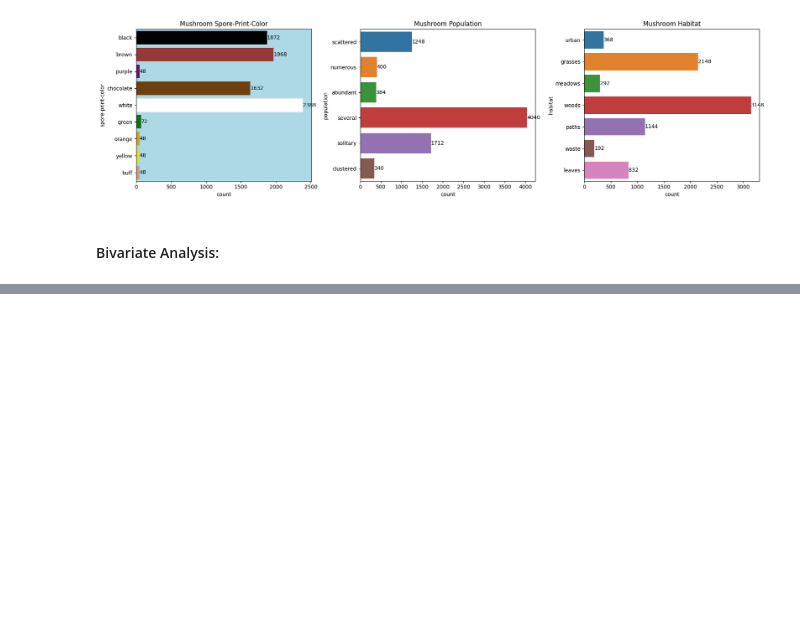
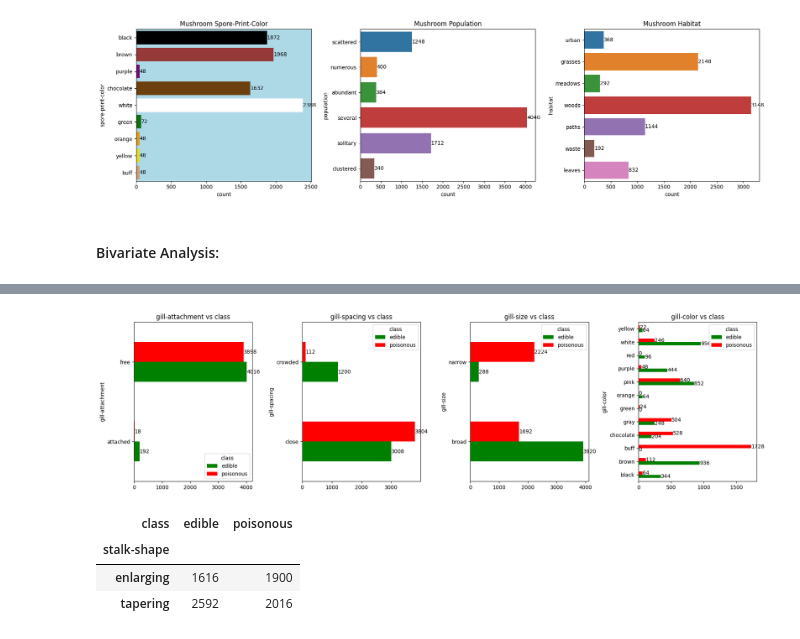
Before and after one commit to Akshay-Paunikar/iNeuron_Mushroom_Classification, a Jupyter notebook: mushroom/notebook/mushroom_EDA.ipynb, the cells around one changed output, grey strips where cells are left out. Cells and saved outputs as stored; diff of their text form; code cells hidden in the pictures; blank space fills up the shorter version.

```diff
--- a/mushroom/notebook/mushroom_EDA.ipynb
+++ b/mushroom/notebook/mushroom_EDA.ipynb
@@ -629,0 +760,5 @@ plt.show()
+# %%
+# gill-attachment vs class
+GillAttachmentClass = mushroom.groupby(['class','gill-attachment']).size().reset_index().pivot(
+    columns='class',index='gill-attachment',values=0).rename(columns={0:"counts"})
+GillAttachmentClass
@@ -629,0 +770,5 @@ plt.show()
+# %%
+# gill-spacing vs class
+GillSpacingClass = mushroom.groupby(['class','gill-spacing']).size().reset_index().pivot(
+    columns='class',index='gill-spacing',values=0).rename(columns={0:"counts"})
+GillSpacingClass
@@ -629,0 +780,5 @@ plt.show()
+# %%
+# gill-size vs class
+GillSizeClass = mushroom.groupby(['class','gill-size']).size().reset_index().pivot(
+    columns='class',index='gill-size',values=0).rename(columns={0:"counts"})
+GillSizeClass
@@ -629,0 +790,5 @@ plt.show()
+# %%
+# gill-color vs class
+GillColorClass = mushroom.groupby(['class','gill-color']).size().reset_index().pivot(
+    columns='class',index='gill-color',values=0).rename(columns={0:"counts"})
+GillColorClass
@@ -629,0 +810,53 @@ plt.show()
+# %%
+plt.figure(figsize=(18,5))
+
+# gill-attachment vs class
+
+ax1 = plt.subplot2grid((1,4),(0,0))
+
+GillAttachmentClass.plot(kind='barh',stacked=False,ax=ax1, color=['green','red'])
+for i in ax1.containers:
+    ax1.bar_label(i)
+plt.title("gill-attachment vs class")
+
+# gill-spacing vs class
+
+ax2 = plt.subplot2grid((1,4),(0,1))
+
+GillSpacingClass.plot(kind='barh',stacked=False,ax=ax2, color=['green','red'])
+for i in ax2.containers:
+    ax2.bar_label(i)
+plt.title("gill-spacing vs class")
+
+# gill-size vs class
+
+ax3 = plt.subplot2grid((1,4),(0,2))
+
+GillSizeClass.plot(kind='barh',stacked=False,ax=ax3, color=['green','red'])
+for i in ax3.containers:
+    ax3.bar_label(i)
+plt.title("gill-size vs class")
+
+# gill-color vs class
+
+ax4 = plt.subplot2grid((1,4),(0,3))
+
+GillColorClass.plot(kind='barh',stacked=False,ax=ax4, color=['green','red'])
+for i in ax4.containers:
+    ax4.bar_label(i)
+plt.title("gill-color vs class")
+
+plt.tight_layout()
+plt.show()
+# %% [output]
+[figure, added]
+# %%
+# stalk-shape vs class
+StalkShapeClass = mushroom.groupby(['class','stalk-shape']).size().reset_index().pivot(
+    columns='class',index='stalk-shape',values=0).rename(columns={0:"counts"})
+StalkShapeClass
+# %% [output]
+| class | edible | poisonous |
+| stalk-shape |  |  |
+| enlarging | 1616 | 1900 |
+| tapering | 2592 | 2016 |
```
Also changed, not shown: parts of 23 cells of this notebook.
